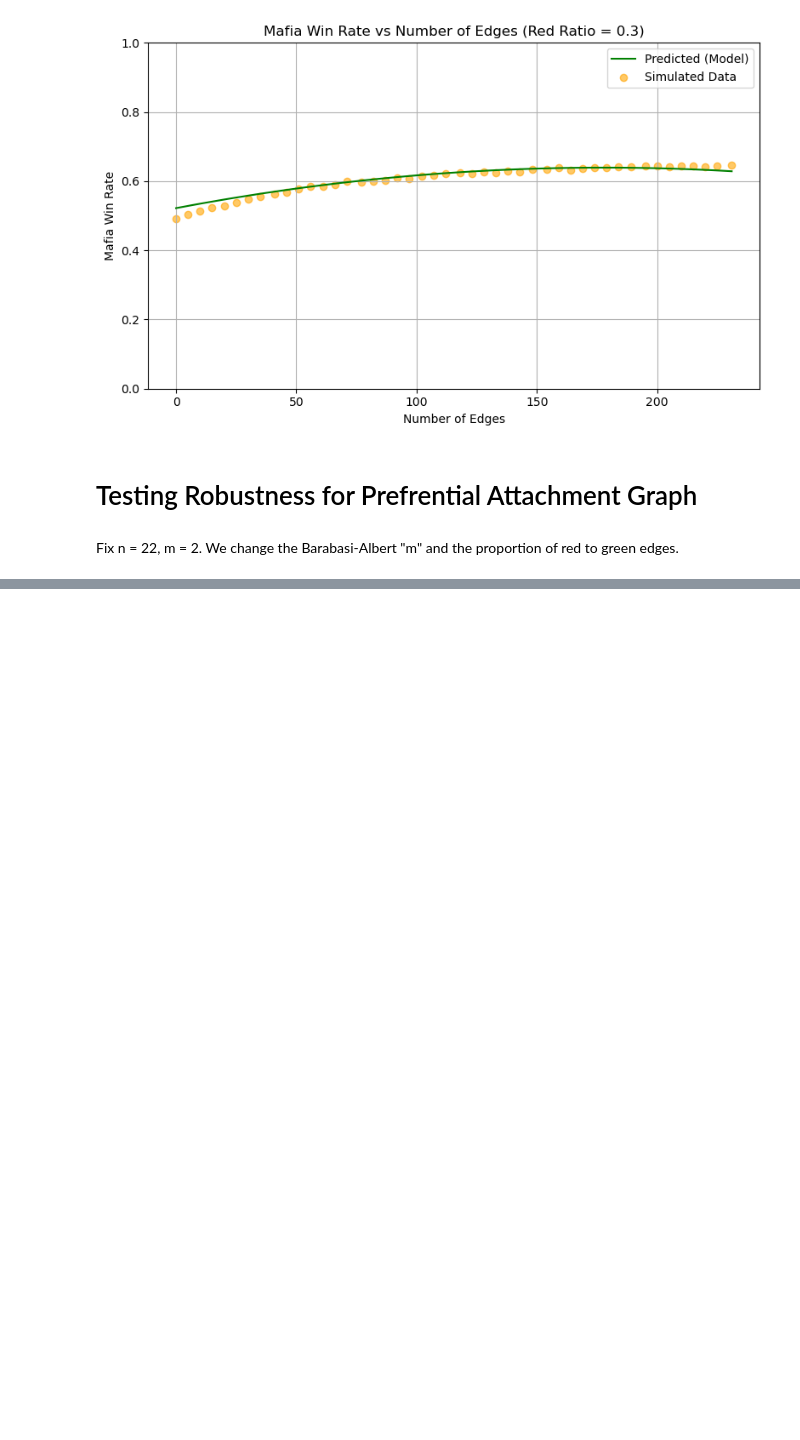
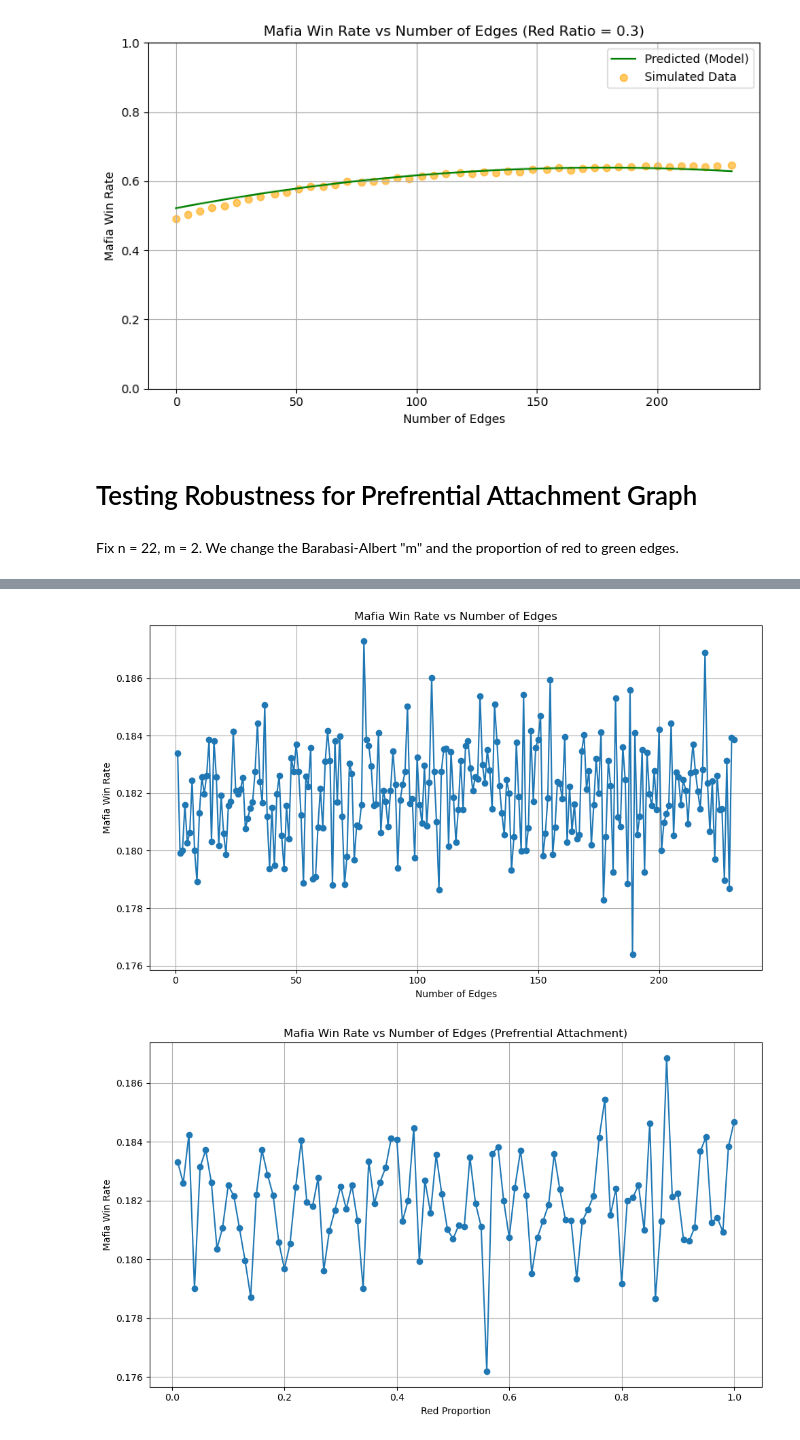
Before and after one commit to khoanguyen12345/MathModelingFinal, a Jupyter notebook: MathModeling_FinalProject.ipynb, the cells around one changed output, grey strips where cells are left out. Saved outputs shown, nothing was run; the diff lists cells and outputs as text; code cells hidden in the pictures; blank space fills up the shorter version.

```diff
--- a/MathModeling_FinalProject.ipynb
+++ b/MathModeling_FinalProject.ipynb
@@ -1213,0 +1644,43 @@ probability function on n, r, and g from the simulations
+# %%
+df = pd.read_csv("NO_KILL_NIGHT_win_edge_erdos_renyi_data.csv")
+plt.figure(figsize=(10, 6))
+plt.plot(df['num_edge'], df['win_rate'], marker='o')
+plt.xlabel('Number of Edges')
+plt.ylabel('Mafia Win Rate')
+plt.title('Mafia Win Rate vs Number of Edges')
+plt.grid(True)
+plt.tight_layout()
+plt.show()
+
+df = pd.read_csv("NO_KILL_NIGHT_win_prop_erdos_renyi_data.csv")
+plt.figure(figsize=(10, 6))
+plt.plot(df['red proportion'], df['win rate'], marker='o')
+plt.xlabel('Red Proportion')
+plt.ylabel('Mafia Win Rate')
+plt.title('Mafia Win Rate vs Number of Edges (Prefrential Attachment)')
+plt.grid(True)
+plt.tight_layout()
+plt.show()
+
+df = pd.read_csv("NO_KILL_NIGHT_win_weight_red_erdos_renyi_data.csv")
+plt.figure(figsize=(10, 6))
+plt.plot(df['red_bias'], df['win_rate_red'], marker='o')
+plt.xlabel('Red Proportion')
+plt.ylabel('Mafia Win Rate')
+plt.title('Mafia Win Rate vs Number of Edges (Prefrential Attachment)')
+plt.grid(True)
+plt.tight_layout()
+plt.show()
+
+df = pd.read_csv("NO_KILL_NIGHT_win_weight_green_erdos_renyi_data.csv")
+plt.figure(figsize=(10, 6))
+plt.plot(df['green_bias'], df['win_rate_green'], marker='o')
+plt.xlabel('Red Proportion')
+plt.ylabel('Mafia Win Rate')
+plt.title('Mafia Win Rate vs Number of Edges (Prefrential Attachment)')
+plt.grid(True)
+plt.tight_layout()
+plt.show()
+# %% [output]
+[figure, added]
+[figure, added]
```
Also changed, not shown: parts of 28 cells of this notebook, 30 other files.
